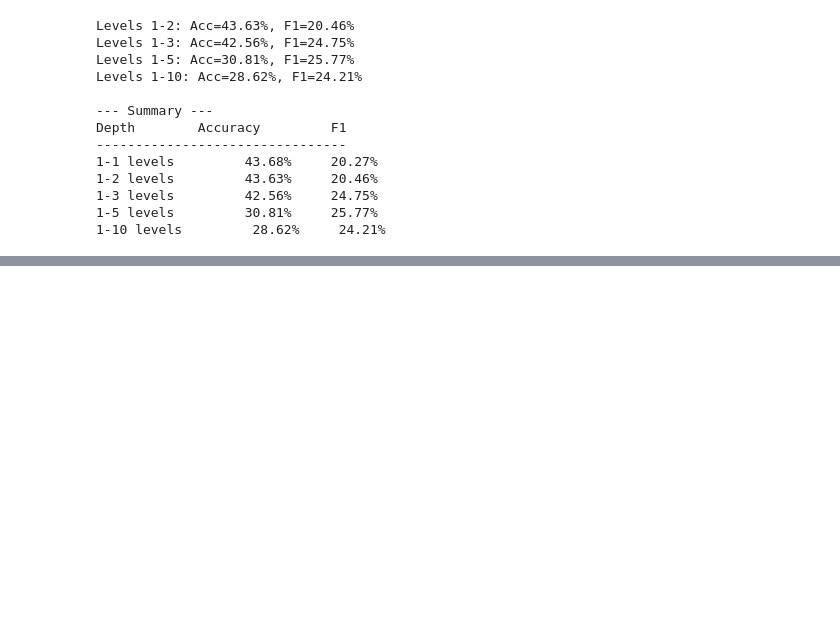
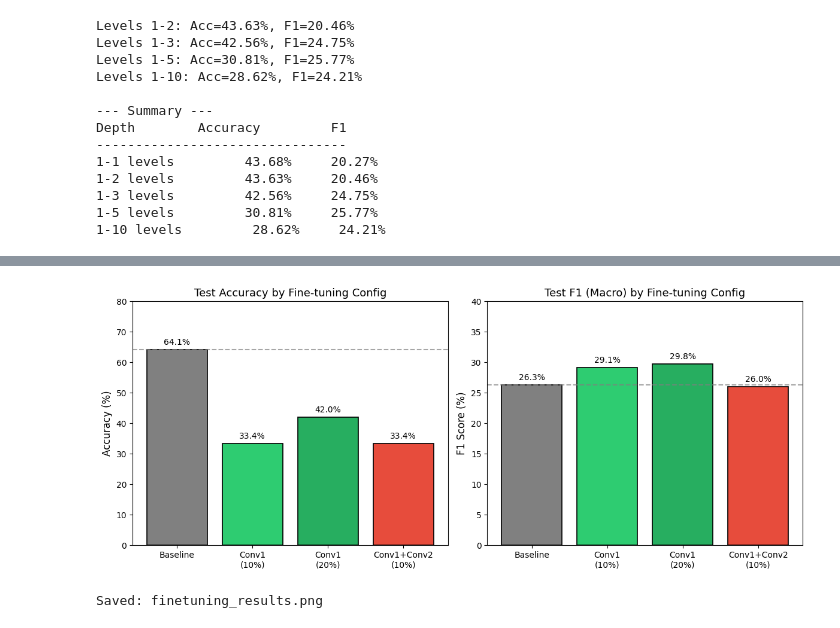
Before and after one commit to ashutoshrp06/LOB-Prediction-Study, a Jupyter notebook: evaluate_lobster.ipynb, the cells around one changed output, grey strips where cells are left out. Drawn from its saved outputs; the diff is of its cells as text; code cells hidden in the pictures; blank space fills up the shorter version.

Commit message:
Visualizations + architecture changes and their results

```diff
--- a/evaluate_lobster.ipynb
+++ b/evaluate_lobster.ipynb
@@ -1230,0 +1966,40 @@ Depth        Accuracy         F1
+# %%
+import matplotlib.pyplot as plt
+
+# PHASE 3D FINE-TUNING RESULTS VISUALIZATION
+fig, axes = plt.subplots(1, 2, figsize=(12, 5))
+
+configs = ['Baseline', 'Conv1\n(10%)', 'Conv1\n(20%)', 'Conv1+Conv2\n(10%)']
+accuracy = [64.08, 33.43, 42.05, 33.38]
+f1_scores = [26.28, 29.13, 29.77, 26.01]
+colors = ['#808080', '#2ecc71', '#27ae60', '#e74c3c']
+
+# Accuracy plot
+ax1 = axes[0]
+bars1 = ax1.bar(configs, accuracy, color=colors, edgecolor='black', linewidth=1.2)
+ax1.set_ylabel('Accuracy (%)', fontsize=12)
+ax1.set_title('Test Accuracy by Fine-tuning Config', fontsize=13)
+ax1.set_ylim(0, 80)
+ax1.axhline(y=64.08, color='gray', linestyle='--', alpha=0.7)
+for bar, val in zip(bars1, accuracy):
+    ax1.text(bar.get_x() + bar.get_width()/2, bar.get_height() + 1, f'{val:.1f}%',
+             ha='center', va='bottom', fontsize=10)
+
+# F1 plot
+ax2 = axes[1]
+bars2 = ax2.bar(configs, f1_scores, color=colors, edgecolor='black', linewidth=1.2)
+ax2.set_ylabel('F1 Score (%)', fontsize=12)
+ax2.set_title('Test F1 (Macro) by Fine-tuning Config', fontsize=13)
+ax2.set_ylim(0, 40)
+ax2.axhline(y=26.28, color='gray', linestyle='--', alpha=0.7)
+for bar, val in zip(bars2, f1_scores):
+    ax2.text(bar.get_x() + bar.get_width()/2, bar.get_height() + 0.5, f'{val:.1f}%',
+             ha='center', va='bottom', fontsize=10)
+
+plt.tight_layout()
+plt.savefig('finetuning_results.png', dpi=150, bbox_inches='tight')
+plt.show()
+print("Saved: finetuning_results.png")
+# %% [output]
+[figure, added]
+Saved: finetuning_results.png
```
Also changed, not shown: parts of 5 cells of this notebook, 2 other files.
